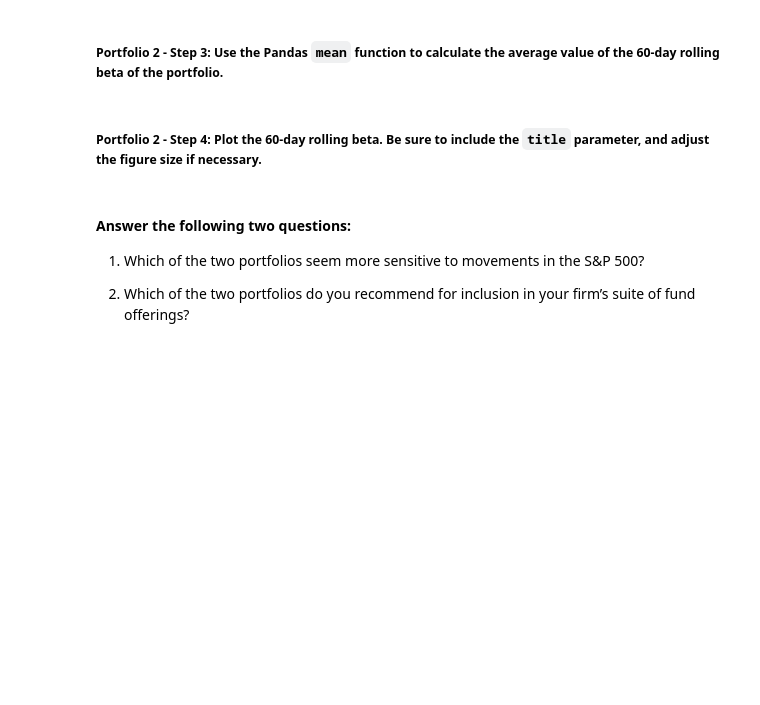
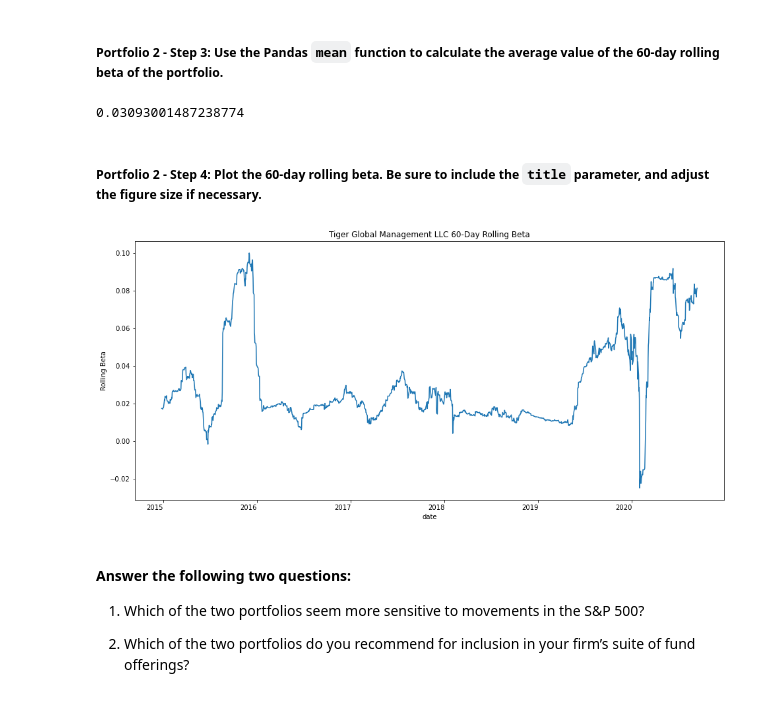
Before and after one commit to MaxAcheson/Module_4_Challenge, a Jupyter notebook: Starter_Code/risk_return_analysis.ipynb, the cells around one changed output. Saved outputs shown, nothing was run; the diff lists cells and outputs as text; code cells hidden in the pictures; blank space fills up the shorter version.

```diff
--- a/Starter_Code/risk_return_analysis.ipynb
+++ b/Starter_Code/risk_return_analysis.ipynb
@@ -387,4 +441,5 @@ Your analysis is nearing completion. Now, you need to evaluate how the portfolio
 # %%
 # Calculate the covariance using a 60-day rolling window
 # Review the last five rows of the covariance data
-# YOUR CODE HERE
+tiger_covariance = daily_returns_df['TIGER GLOBAL MANAGEMENT LLC'].rolling(window=60).cov(daily_returns_df['S&P 500'].rolling(window=60))
+tiger_covariance.tail()
@@ -393,4 +456,5 @@ Your analysis is nearing completion. Now, you need to evaluate how the portfolio
 # %%
 # Calculate the beta based on the 60-day rolling covariance compared to the market (S&P 500)
 # Review the last five rows of the beta information
-# YOUR CODE HERE
+tiger_rolling_beta = tiger_covariance / sp500_rolling
+tiger_rolling_beta.tail()
@@ -398,13 +470,20 @@ Your analysis is nearing completion. Now, you need to evaluate how the portfolio
 ##### Portfolio 2 - Step 3: Use the Pandas `mean` function to calculate the average value of the 60-day rolling beta of the portfolio.
 # %%
 # Calculate the average of the 60-day rolling beta
-# YOUR CODE HERE
+tiger_rolling_beta.mean()
+# %% [output]
+0.03093001487238774
 # %% [markdown]
 ##### Portfolio 2 - Step 4: Plot the 60-day rolling beta. Be sure to include the `title` parameter, and adjust the figure size if necessary.
 # %%
 # Plot the rolling beta
 # Include a title parameter and adjust the figure size
-# YOUR CODE HERE
+tiger_rolling_beta.plot(figsize=(16,8), rot=0)
+plt.title("Tiger Global Management LLC 60-Day Rolling Beta")
+plt.ylabel("Rolling Beta")
+plt.show()
+# %% [output]
+[figure, added]
 # %% [markdown]
 #### Answer the following two questions:
 
```
Also changed, not shown: parts of 16 cells of this notebook.
